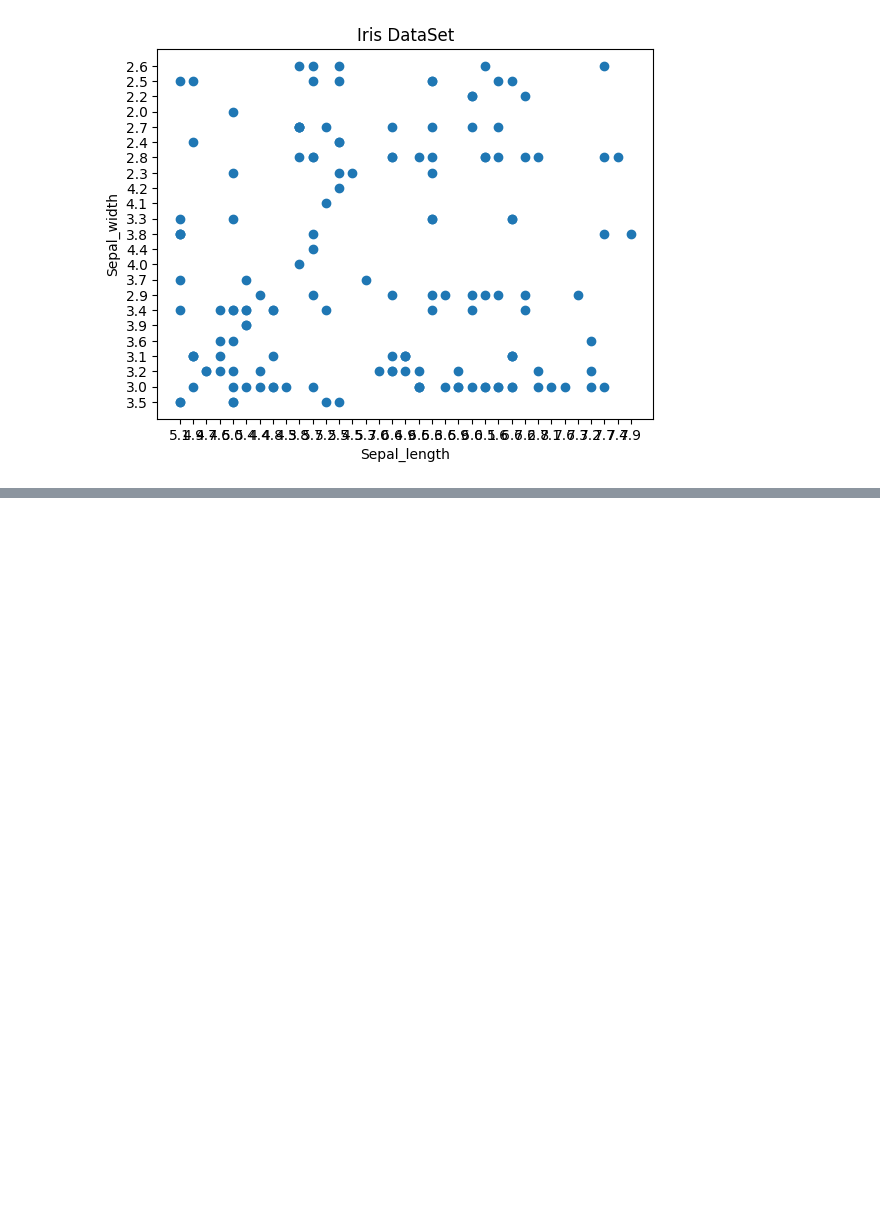
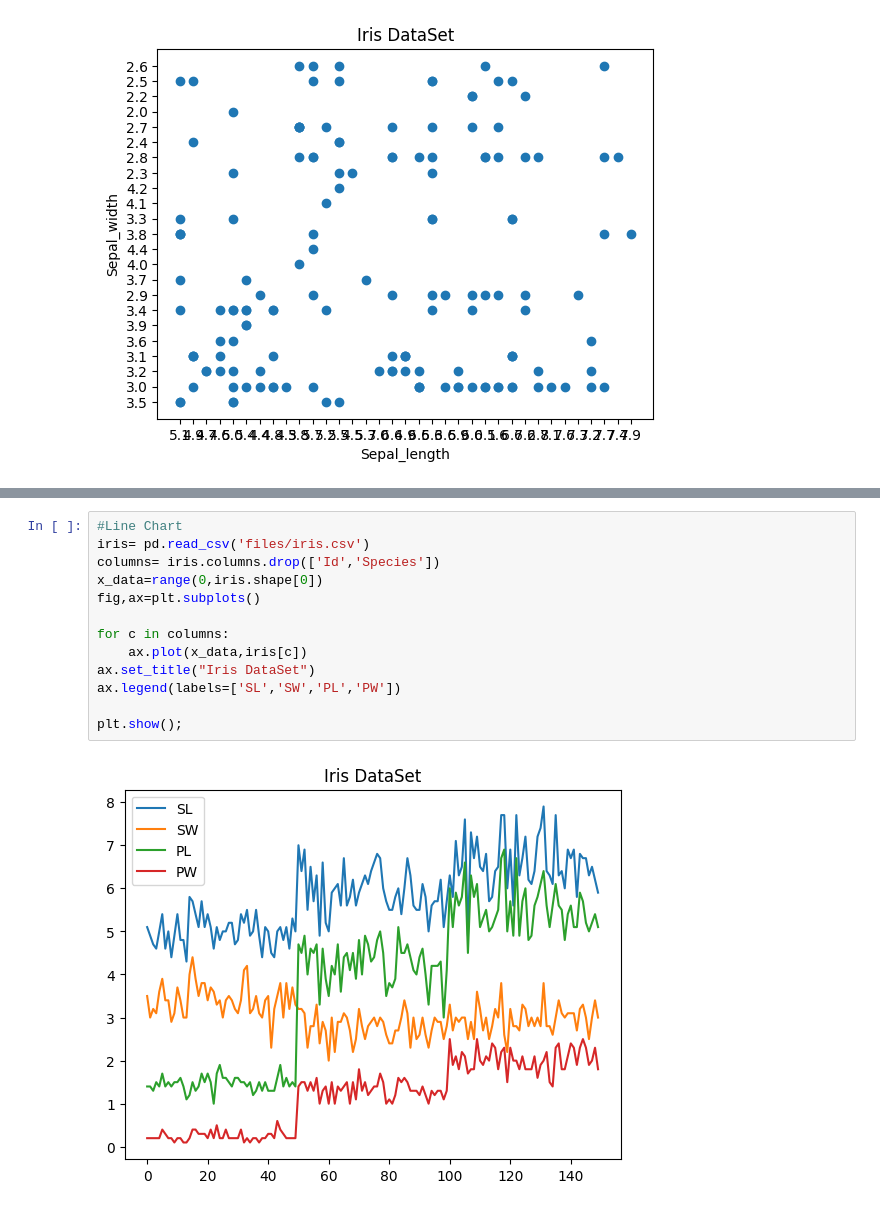
Before and after one commit to sonam-niit/Python-Fintech, a Jupyter notebook: Session7/DataVisualization.ipynb, the cells around one changed output, grey strips where cells are left out. Cells and saved outputs as stored; diff of their text form; blank space fills up the shorter version.

```diff
--- a/Session7/DataVisualization.ipynb
+++ b/Session7/DataVisualization.ipynb
@@ -37,0 +54,15 @@ plt.show()
+# %%
+#Line Chart
+iris= pd.read_csv('files/iris.csv')
+columns= iris.columns.drop(['Id','Species'])
+x_data=range(0,iris.shape[0])
+fig,ax=plt.subplots()
+
+for c in columns:
+    ax.plot(x_data,iris[c])
+ax.set_title("Iris DataSet")
+ax.legend(labels=['SL','SW','PL','PW'])
+
+plt.show();
+# %% [output]
+[figure, added]
```
Also changed, not shown: parts of 9 cells of this notebook.
